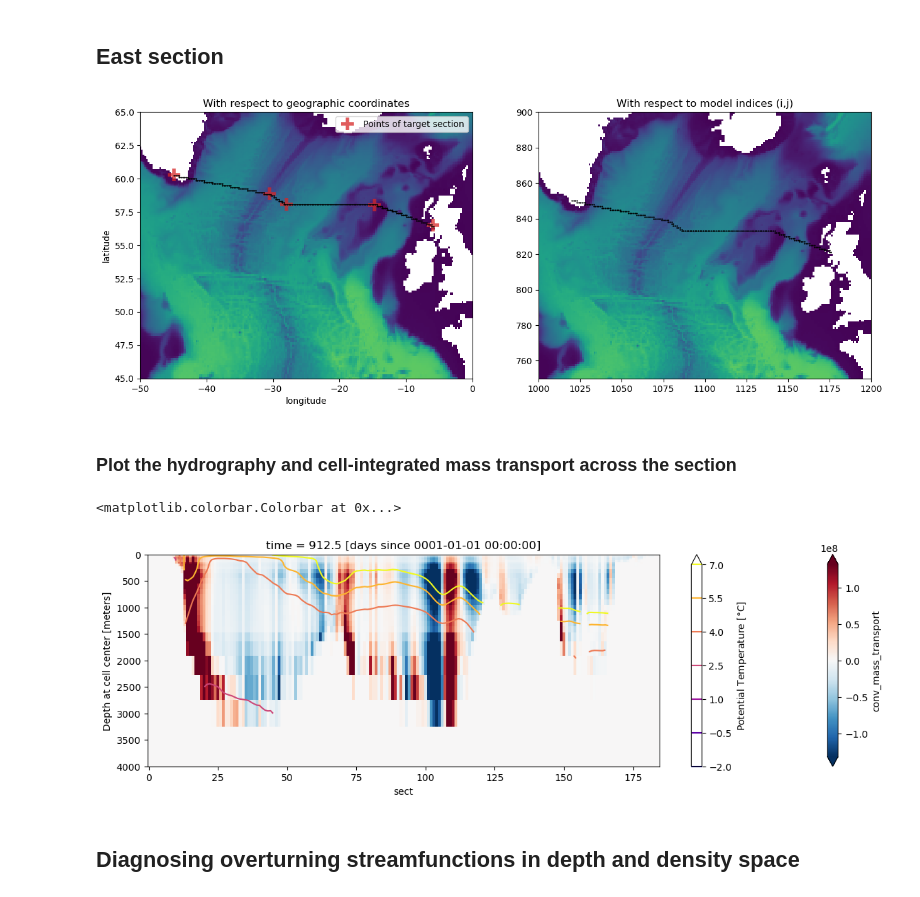
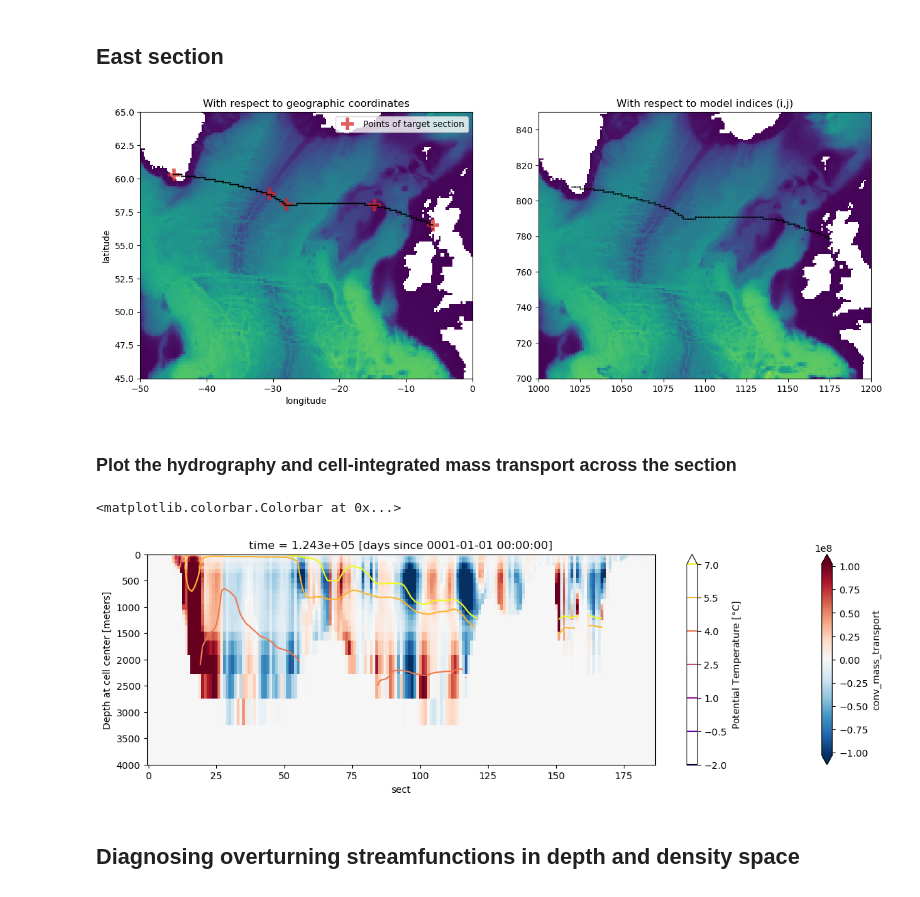
Before and after one commit to MOM6-community/sectionate, a Jupyter notebook: examples/2_OSNAP_transports_CM4p125.ipynb, the cells around one changed output. Cells and saved outputs as stored; diff of their text form; code cells hidden in the pictures.

```diff
--- a/examples/2_OSNAP_transports_CM4p125.ipynb
+++ b/examples/2_OSNAP_transports_CM4p125.ipynb
@@ -41,3 +17,6 @@ ds = grid._ds
+# %%
+from example_dataset_grids import load_CM4p25
+ds, grid = load_CM4p25()
 # %% [markdown]
 ## Define the two OSNAP sections:
 # %%
@@ -95,6 +75,7 @@ ieast, jeast, xeast, yeast = sectionate.grid_section(
     grid,
     East_section_lons,
     East_section_lats,
+    topology="MOM-tripolar"
 )
 # %%
 plt.figure(figsize=[15,5.5])
@@ -111,11 +92,11 @@ plt.legend(loc="upper right")
 plt.subplot(1,2,2)
 plt.pcolormesh(ds['deptho'].where(ds['deptho']!=0))
 plt.plot(ieast, jeast, 'k.', markersize=1.5, lw=0.75)
-plt.axis([1000, 1200, 750, 900])
+plt.axis([1000, 1200, 700, 850])
 plt.title("With respect to model indices (i,j)")
 plt.show()
 # %% [output]
-[figure, old version]
+[figure, new version]
 # %% [markdown]
 ### Plot the hydrography and cell-integrated mass transport across the section
 # %%
@@ -124,12 +105,12 @@ T_east = sectionate.extract_tracer('thetao', grid, ieast, jeast)
 Trp_east = sectionate.convergent_transport(grid, ieast, jeast)
 # %%
 plt.figure(figsize=(15, 4))
-Trp_east.isel(time=0)['conv_mass_transport'].plot(cmap='RdBu_r', yincrease=False, ylim=[4000,0], robust=True)
-cs = T_east.isel(time=0).plot.contour(vmin=-2, vmax=7, cmap='plasma', yincrease=False, ylim=[4000,0])
+Trp_east.isel(time=0)['conv_mass_transport'].plot(cmap='RdBu_r', x="sect", yincrease=False, ylim=[4000,0], robust=True)
+cs = T_east.isel(time=0).plot.contour(vmin=-2, vmax=7, cmap='plasma', x="sect", yincrease=False, ylim=[4000,0])
 plt.colorbar(cs, label=r"Potential Temperature [$\degree$C]")
 # %% [output]
 <matplotlib.colorbar.Colorbar at 0x...>
-[figure, old version]
+[figure, new version]
 # %% [markdown]
 ## Diagnosing overturning streamfunctions in depth and density space
 # %%
```
Also changed, not shown: parts of 13 cells of this notebook, 8 other files.
